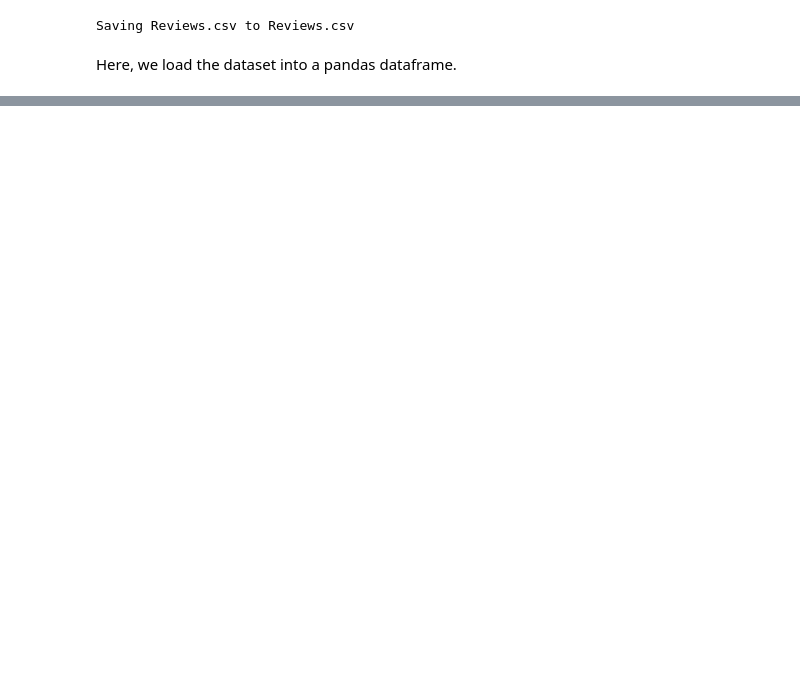
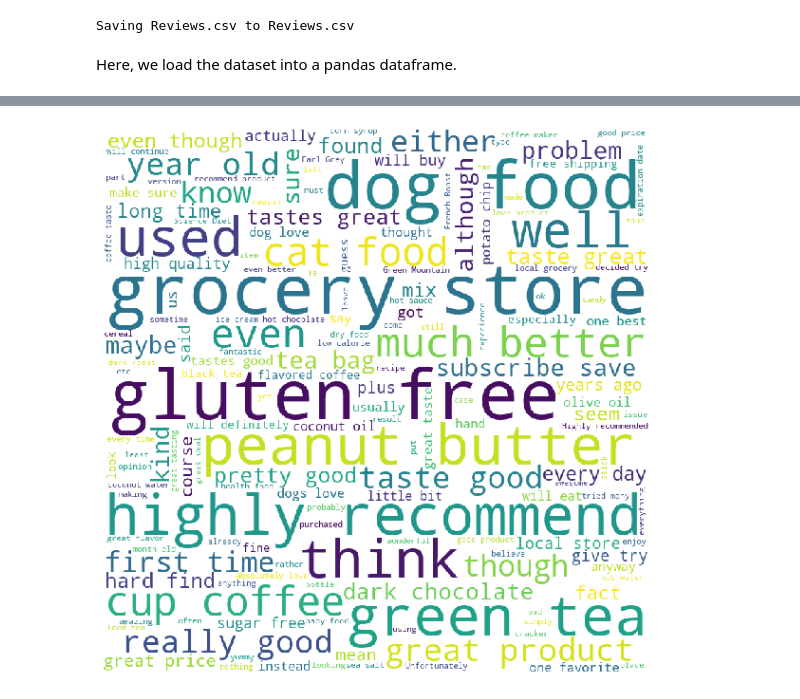
Before and after one commit to dlike230/CIS520FinalProject, a Jupyter notebook: Notebook.ipynb, the cells around one changed output, grey strips where cells are left out. Drawn from its saved outputs; the diff is of its cells as text; code cells hidden in the pictures; blank space fills up the shorter version.

```diff
--- a/Notebook.ipynb
+++ b/Notebook.ipynb
@@ -14,4 +14,4 @@ Saving Reviews.csv to Reviews.csv
 Here, we load the dataset into a pandas dataframe.
 # %%
 import pandas as pd
-df = pd.read_csv("Reviews.csv", sep=',', quotechar='"')
+df = pd.read_csv("./data/Reviews.csv", sep=',', quotechar='"')
@@ -22,0 +27,21 @@ plt.hist(df["Score"])
+# %%
+def extract_text(df):
+    return [Soup(text, features="html.parser").get_text() for text in df["Text"]]
+# %%
+from wordcloud import WordCloud, STOPWORDS
+from bs4 import BeautifulSoup as Soup
+
+stopwords = set(STOPWORDS)
+wordcloud = WordCloud(width = 800, height = 800,
+                background_color ='white',
+                stopwords = stopwords,
+                min_font_size = 10).generate("\n".join(extract_text(df)))
+
+plt.figure(figsize = (8, 8), facecolor = None)
+plt.imshow(wordcloud)
+plt.axis("off")
+plt.tight_layout(pad = 0)
+
+plt.show()
+# %% [output]
+[figure, added]
```
Also changed, not shown: parts of 2 cells of this notebook, 6 other files.
